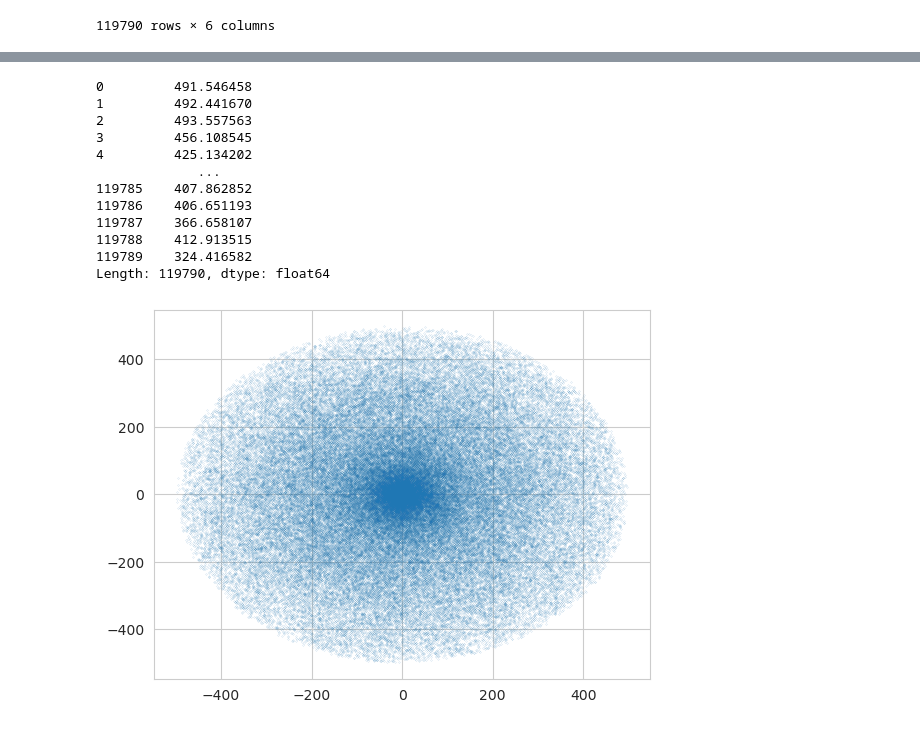
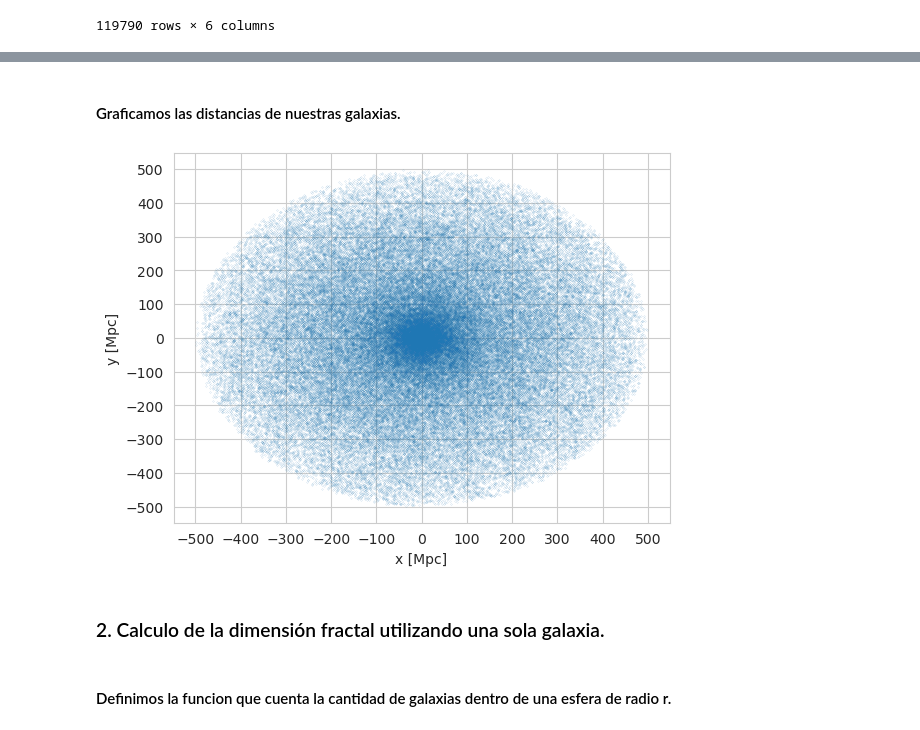
Before and after one commit to manulv96/Calculo-de-dimension-fractal--HCC, a Jupyter notebook: CodigoHCC.ipynb, the cells around one changed output, grey strips where cells are left out. Saved outputs shown, nothing was run; the diff lists cells and outputs as text; code cells hidden in the pictures.

```diff
--- a/CodigoHCC.ipynb
+++ b/CodigoHCC.ipynb
@@ -35,8 +43,6 @@ data.head(150000)
 # %%
 rs=data['z']
 
-c=299792
+cl=299792
 H=72
-dist=rs*c/H    #rs=dist*H/c    X=x1*H/c cos(del)cos(alf)  x1[Mpc]=X*c/(H*cos(alf)cos(del))
-rmax=0.12*c/H
-print(dist);
+dist=rs*cl/H
@@ -71,32 +66,22 @@ Calculamos la dimension fractal D con una sola esfera centrada en la MW
 # %%
-#Transformamos los x,y,z a Mpc
-
-
-
 x1=dist*np.cos(alfa)*np.cos(delta)
 y1=dist*np.sin(alfa)*np.cos(delta)
 z1=dist*np.sin(delta)
-
-
-modulo=np.sqrt(x1**2+y1**2+z1**2)
-print(modulo)
-# %% [output]
-0         491.546458
-1         492.441670
-2         493.557563
-3         456.108545
-4         425.134202
-             ...
-119785    407.862852
-119786    406.651193
-119787    366.658107
-119788    412.913515
-119789    324.416582
-Length: 119790, dtype: float64
+# %% [markdown]
+#### Graficamos las distancias de nuestras galaxias.
 # %%
 fig, ax=plt.subplots(1,1)
 
 plt.scatter(x1,y1,s=0.005);
+ax.xaxis.set_major_locator(MultipleLocator(100))
+ax.yaxis.set_major_locator(MultipleLocator(100))
+ax.set_xlabel('x [Mpc]')
+ax.set_ylabel('y [Mpc]')
+plt.savefig("distribucion_espacial.jpeg");
 # %% [output]
-[figure, old version]
+[figure, new version]
+# %% [markdown]
+### 2. Calculo de la dimensión fractal utilizando una sola galaxia.
+# %% [markdown]
+#### Definimos la funcion que cuenta la cantidad de galaxias dentro de una esfera de radio r.
 # %%
```
Also changed, not shown: parts of 54 cells of this notebook.
